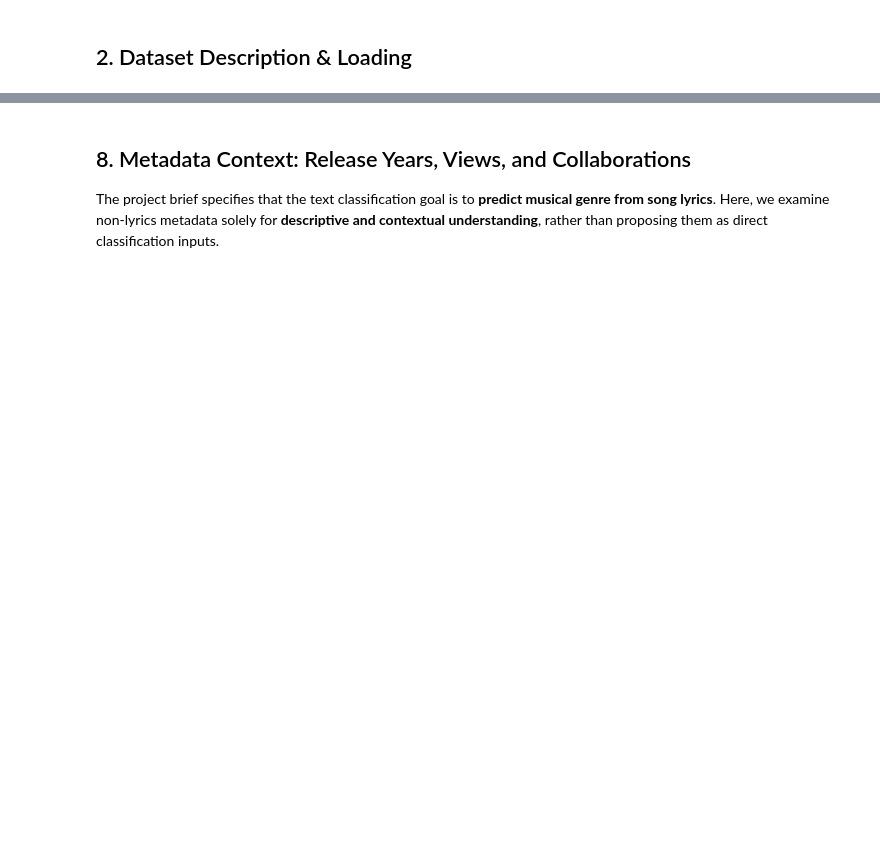
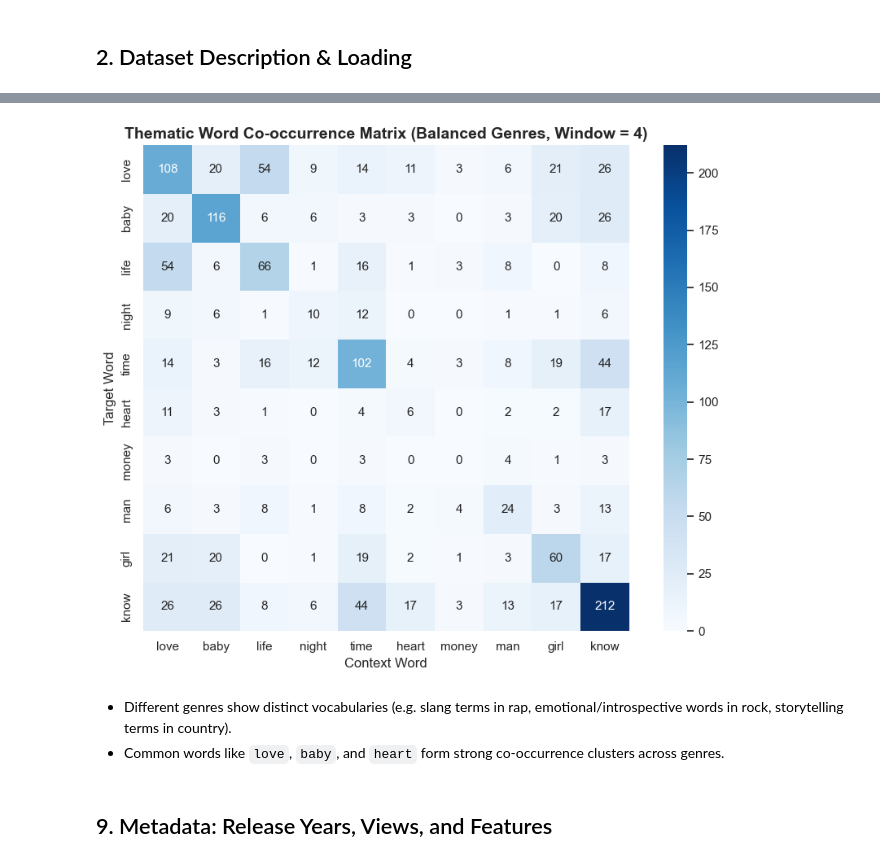
Before and after one commit to RodrigoSouta/Text-Mining, a Jupyter notebook: notebooks/EDA.ipynb, the cells around one changed output, grey strips where cells are left out. Cells and saved outputs as stored; diff of their text form; code cells hidden in the pictures; blank space fills up the shorter version.

```diff
--- a/notebooks/EDA.ipynb
+++ b/notebooks/EDA.ipynb
@@ -252,7 +360,34 @@ print(f"\nSongs with > 15% non-ASCII characters: {len(high_non_ascii)} ({len(hig
+# %%
+# sample evenly across all 6 genres (50 songs each = 300 songs)
+balanced_sample = pd.concat([
+    g.sample(min(len(g), 50), random_state=42)
+    for _, g in sample_subset.groupby('tag')
+]).reset_index(drop=True)
+
+key_terms = ['love', 'baby', 'life', 'night', 'time', 'heart', 'money', 'man', 'girl', 'know']
+
+# tokenize cleaned text
+sample_sentences = [text.split() for text in balanced_sample['lyrics_clean'] if text]
+cooc_matrix_df = cooccurrence_matrix_sentence_generator(sample_sentences, window_size=4)
+
+# filter to key terms
+available_keys = [w for w in key_terms if w in cooc_matrix_df.index]
+sub_cooc = cooc_matrix_df.loc[available_keys, available_keys]
+
+plt.figure(figsize=(9, 7))
+sns.heatmap(sub_cooc, annot=True, fmt="d", cmap="Blues", cbar=True, square=True)
+plt.title("Thematic Word Co-occurrence Matrix (Balanced Genres, Window = 4)", fontsize=14, weight='bold')
+plt.xlabel("Context Word")
+plt.ylabel("Target Word")
+plt.tight_layout()
+plt.show()
+# %% [output]
+[figure, added]
+# %% [markdown]
+- Different genres show distinct vocabularies (e.g. slang terms in rap, emotional/introspective words in rock, storytelling terms in country).
+- Common words like `love`, `baby`, and `heart` form strong co-occurrence clusters across genres.
 # %% [markdown]
-## 8. Metadata Context: Release Years, Views, and Collaborations
-The project brief specifies that the text classification goal is to **predict musical genre from song lyrics**.
-Here, we examine non-lyrics metadata solely for **descriptive and contextual understanding**, rather than proposing them as direct classification inputs.
+## 9. Metadata: Release Years, Views, and Features
 # %%
 fig, axes = plt.subplots(1, 3, figsize=(18, 5))
 
```
Also changed, not shown: parts of 25 cells of this notebook, 4 other files.
